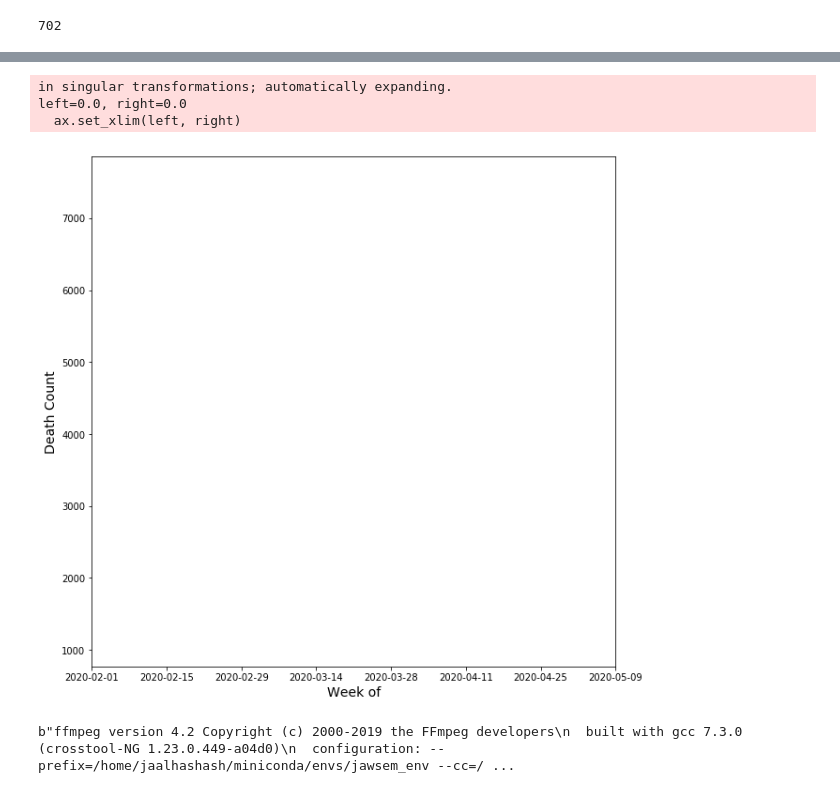
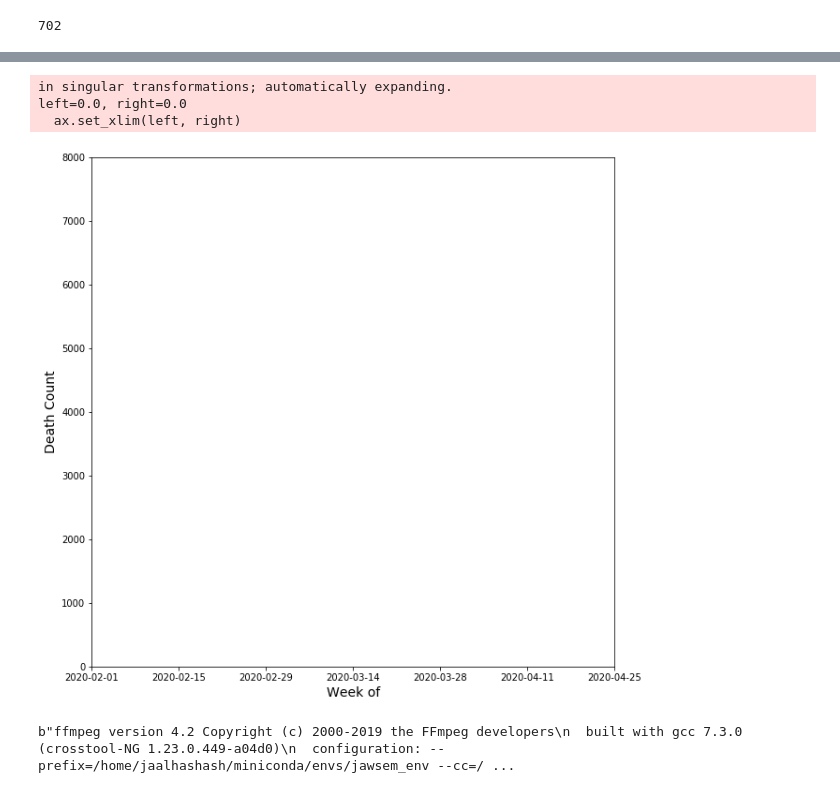
Before and after one commit to jawsem/covid-deaths, a Jupyter notebook: covid_analysis.ipynb, the cells around one changed output, grey strips where cells are left out. Cells and saved outputs as stored; diff of their text form; code cells hidden in the pictures.

```diff
--- a/covid_analysis.ipynb
+++ b/covid_analysis.ipynb
@@ -245,27 +253,26 @@ Name: start_week, dtype: object
 # %%
 from celluloid import Camera
 from IPython.display import HTML
 
 fig,ax = plt.subplots(figsize=(10,10))
 camera = Camera(fig)
-for i in range(NY.shape[0]):
+for i in range(NY.shape[0]-3):
     NY.iloc[0:i+1]['total_deaths'].plot(ax=ax,color='dodgerblue')
     ax.set_xticklabels(NY['start_week'].dt.strftime('%Y-%m-%d').iloc[::2])
     ax.text(0.5,1.05,'Death Count in NYC: Week of {}: {:.0f}'.format(NY['start_week'].dt.strftime('%Y-%m-%d').iloc[i],NY['total_deaths'].iloc[i]),fontsize=20,horizontalalignment='center',transform = ax.transAxes)
     ax.set_ylabel('Death Count',fontsize=14)
     ax.set_xlabel("Week of",fontsize=14)
+    ax.set_ylim(0,8000)
     ax.text(1,-.1,'Data Source: https://data.cdc.gov/NCHS/Provisional-COVID-19-Death-Counts-by-Week-Ending-D/r8kw-7aab',fontsize=10,horizontalalignment='right',fontstyle='italic', bbox=dict(facecolor='dodgerblue',alpha=0.5),transform = ax.transAxes)
     camera.snap()
 
-animation = camera.animate(interval=500)
+animation = camera.animate(interval=1000)
 animation.save('weekly_deaths_nyc.mp4')
-
-# HTML(animation.to_html5_video())
 # %% [output]
 in singular transformations; automatically expanding.
 left=0.0, right=0.0
   ax.set_xlim(left, right)
-[figure, old version]
+[figure, new version]
 # %%
 import os
 import subprocess
```
Also changed, not shown: parts of 17 cells of this notebook, 4 other files.
